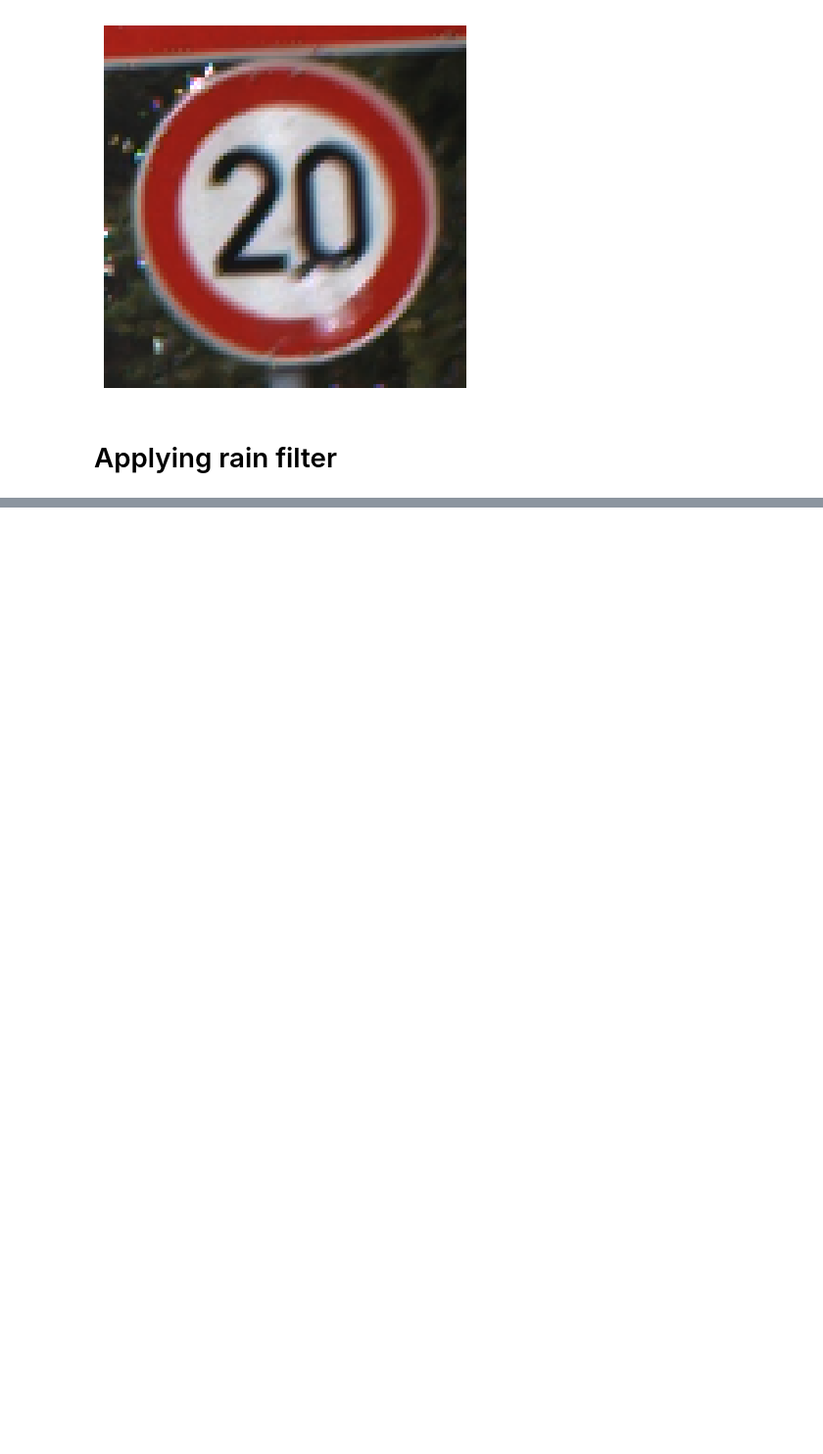
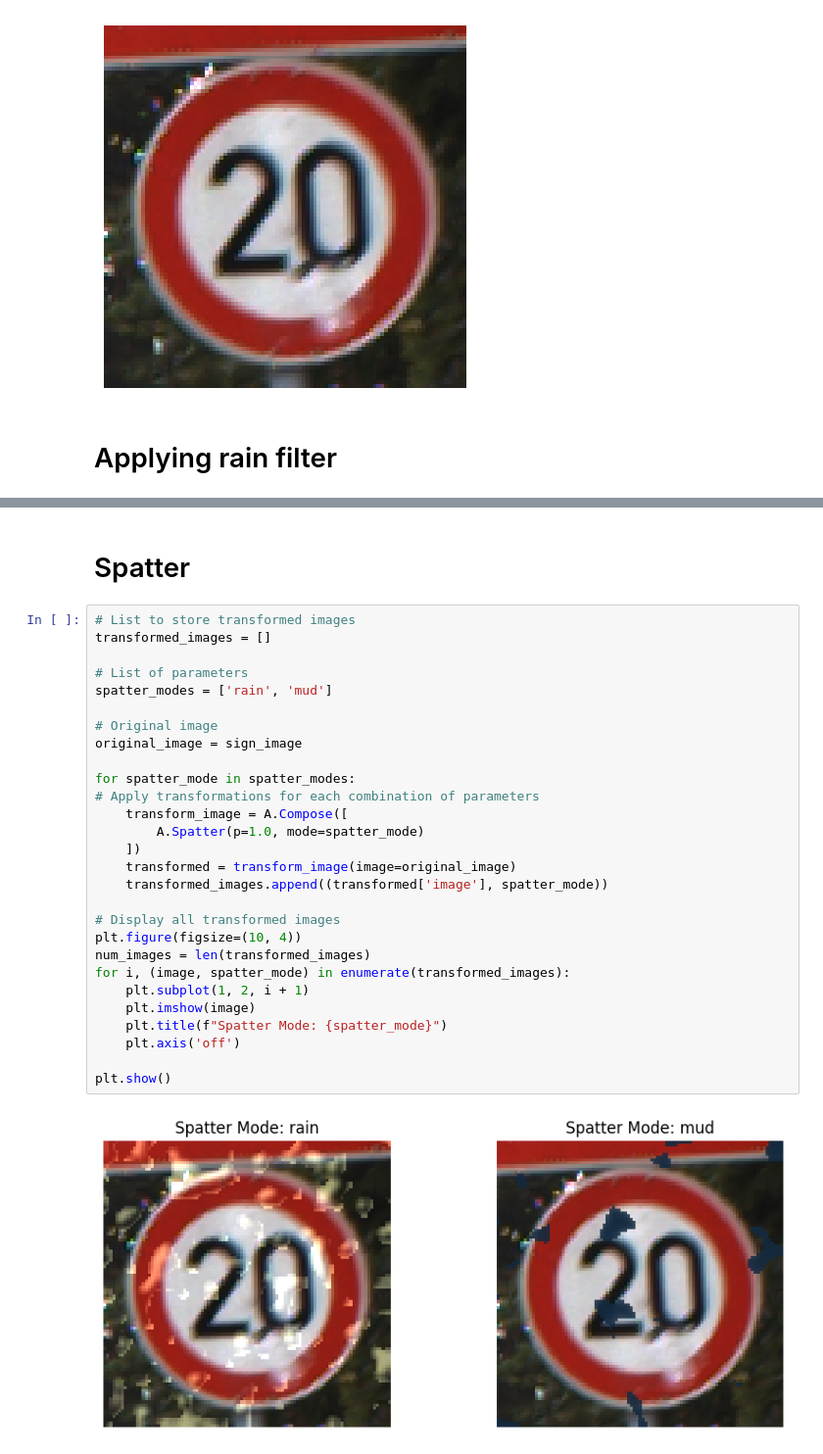
Before and after one commit to ToldoDM/Traffic-Sign-Recognition, a Jupyter notebook: data_augmentation.ipynb, the cells around one changed output, grey strips where cells are left out. Shown at 98% size. Cells and saved outputs as stored; diff of their text form; blank space fills up the shorter version.

Commit message:
spatter augmentation added

```diff
--- a/data_augmentation.ipynb
+++ b/data_augmentation.ipynb
@@ -65,2 +67,34 @@ for i, (image, brightness, drop_width, blur, rain_type) in enumerate(transformed
 # %% [output]
 [figure]
+# %% [markdown]
+# Spatter
+# %%
+# List to store transformed images
+transformed_images = []
+
+# List of parameters
+spatter_modes = ['rain', 'mud']
+
+# Original image
+original_image = sign_image
+
+for spatter_mode in spatter_modes:
+# Apply transformations for each combination of parameters
+    transform_image = A.Compose([
+        A.Spatter(p=1.0, mode=spatter_mode)
+    ])
+    transformed = transform_image(image=original_image)
+    transformed_images.append((transformed['image'], spatter_mode))
+
+# Display all transformed images
+plt.figure(figsize=(10, 4))
+num_images = len(transformed_images)
+for i, (image, spatter_mode) in enumerate(transformed_images):
+    plt.subplot(1, 2, i + 1)
+    plt.imshow(image)
+    plt.title(f"Spatter Mode: {spatter_mode}")
+    plt.axis('off')
+
+plt.show()
+# %% [output]
+[figure, added]
```
Also changed, not shown: parts of 1 cell of this notebook.
